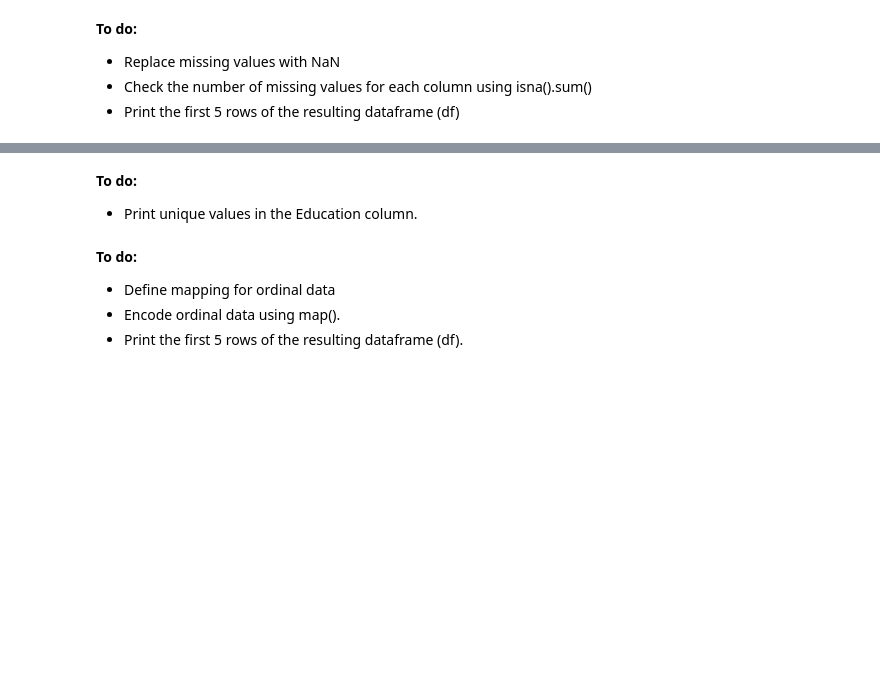
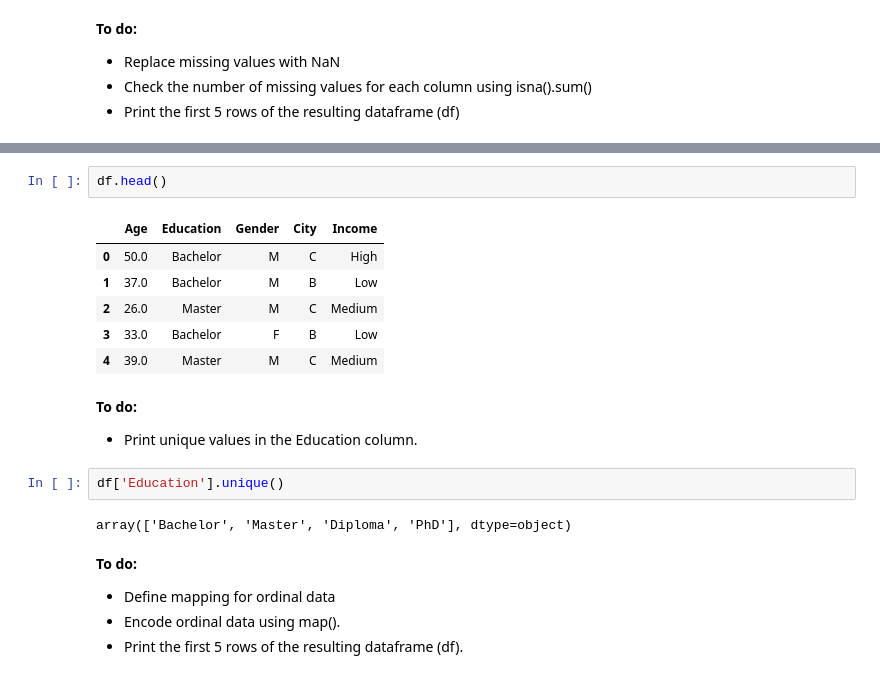
Before and after one commit to wooihaw/pai_apr2025, a Jupyter notebook: Part_2/handson_2/handson_2a.ipynb, the cells around one changed output, grey strips where cells are left out. Cells and saved outputs as stored; diff of their text form; blank space fills up the shorter version.

```diff
--- a/Part_2/handson_2/handson_2a.ipynb
+++ b/Part_2/handson_2/handson_2a.ipynb
@@ -38,6 +111,19 @@ df.head()
+# %%
+df.head()
+# %% [output]
+|  | Age | Education | Gender | City | Income |
+| 0 | 50.0 | Bachelor | M | C | High |
+| 1 | 37.0 | Bachelor | M | B | Low |
+| 2 | 26.0 | Master | M | C | Medium |
+| 3 | 33.0 | Bachelor | F | B | Low |
+| 4 | 39.0 | Master | M | C | Medium |
 # %% [markdown]
 **To do:**
 - Print unique values in the Education column.
+# %%
+df['Education'].unique()
+# %% [output]
+array(['Bachelor', 'Master', 'Diploma', 'PhD'], dtype=object)
 # %% [markdown]
 **To do:**
 - Define mapping for ordinal data
```
Also changed, not shown: parts of 12 cells of this notebook, 1 other file.
